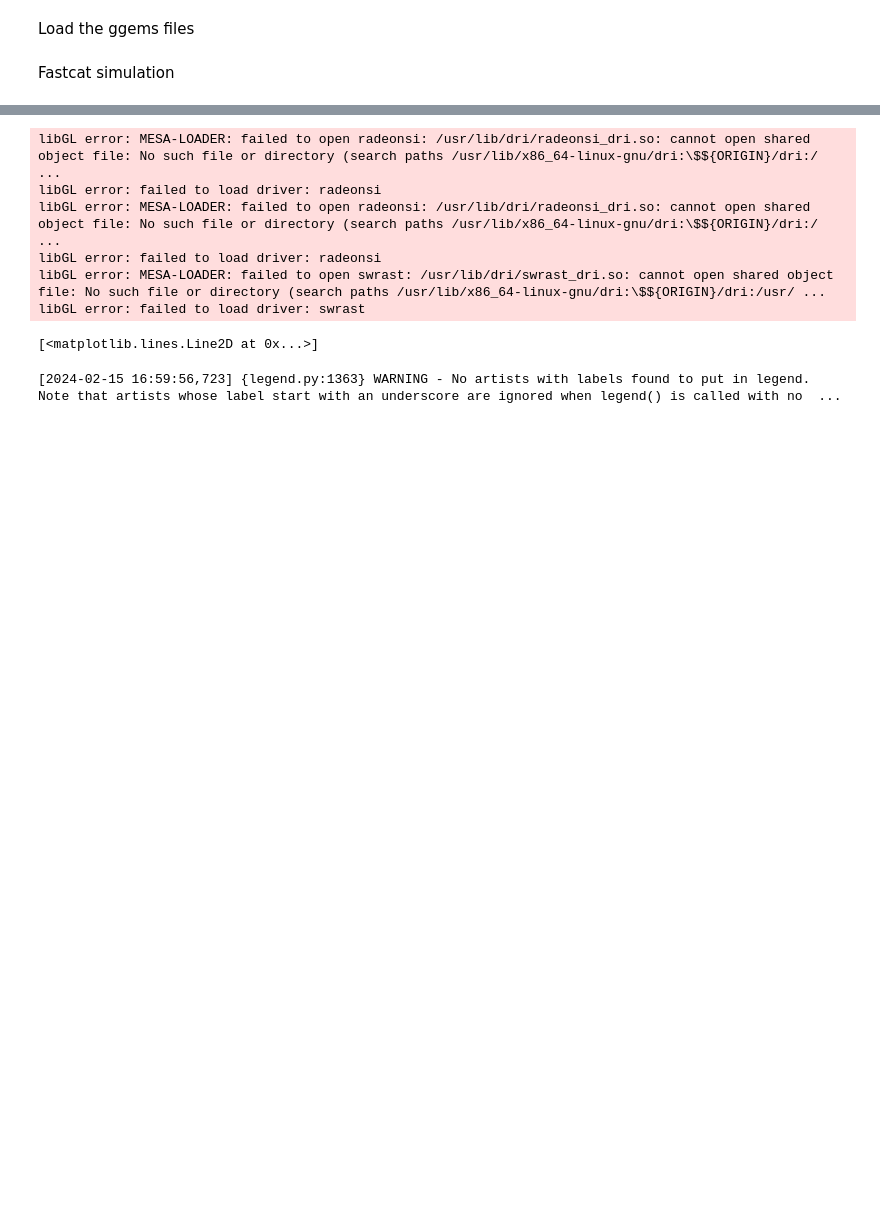
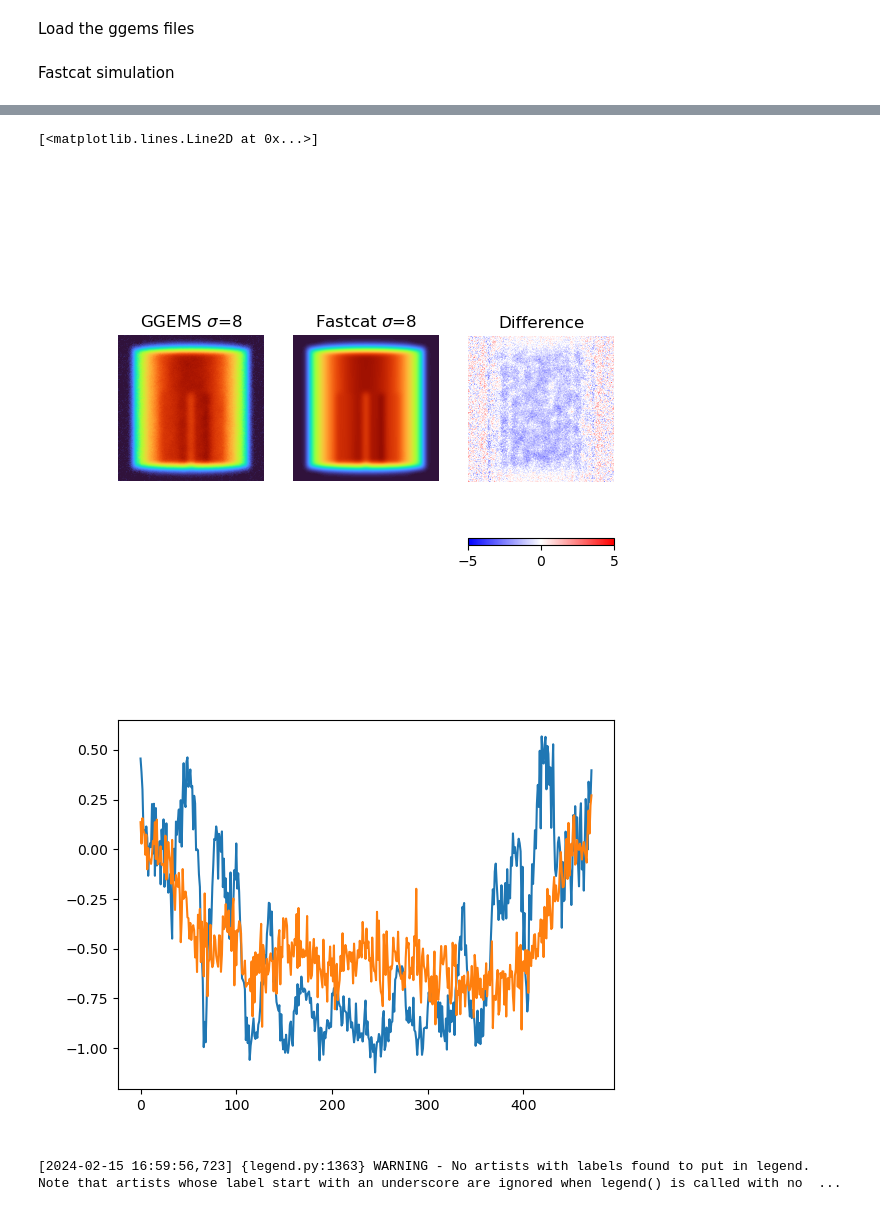
Before and after one commit to jerichooconnell/work-dfci, a Jupyter notebook: 3-jupyter_notebooks_patient/2-catphan_analysis/fastmc_simpler_analysis.ipynb, the cells around one changed output, grey strips where cells are left out. Drawn from its saved outputs; the diff is of its cells as text; code cells hidden in the pictures; blank space fills up the shorter version.

```diff
--- a/3-jupyter_notebooks_patient/2-catphan_analysis/fastmc_simpler_analysis.ipynb
+++ b/3-jupyter_notebooks_patient/2-catphan_analysis/fastmc_simpler_analysis.ipynb
@@ -18,10 +18,10 @@ from mpl_interactions import ipyplot as iplt
 # Zoom the ggems projections
 
 ggems_scatter_files = glob.glob(
-    '/home/jericho/1-Workspace/1-jupyter_notebooks/4-preliminary_fastmc_projections/out_dir/fastmc_*scatter.mhd'
+    '/home/jericho/1-Workspace/1-jupyter_notebooks/4-preliminary_fastmc_projections/out_dir_before_crash/fastmc_*scatter.mhd'
 )
 ggems_primary_files = glob.glob(
-    '/home/jericho/1-Workspace/1-jupyter_notebooks/4-preliminary_fastmc_projections/out_dir/fastmc_*[!scatter].mhd'
+    '/home/jericho/1-Workspace/1-jupyter_notebooks/4-preliminary_fastmc_projections/out_dir_before_crash/fastmc_*[!scatter].mhd'
 )
 
 ggems_scatter_files = [x for x in ggems_scatter_files if 'flood' not in x and '0_2' not in x]
@@ -47,7 +47,7 @@ phantom_angles = phantom.sim_angles * 180 / np.pi
 detector_material = phantom.detector_material
 
 # spectrum_file = '/home/jericho/1-Workspace/opengate_ggems_comparison/water_cylinder/data/spectrum_120kVp_2mmAl.dat'
-flood_file = '/home/jericho/1-Workspace/1-jupyter_notebooks/4-preliminary_fastmc_projections/out_dir/fastmc_00.0_flood.mhd'
+flood_file = '/home/jericho/1-Workspace/1-jupyter_notebooks/4-preliminary_fastmc_projections/out_dir_before_crash/fastmc_00.0_flood.mhd'
 
 # mhd_file = '/home/jericho/1-Workspace/fastcat_gate/Catphan604.mhd'
 # material_file = '/home/jericho/1-Workspace/fastcat_gate/Materials.txt'
@@ -64,7 +64,7 @@ det = fc.Detector(s,'CsI-784-micrometer')
 # angles = np.deg2rad([0,144,216,288,72])
 angles = np.linspace(0, np.pi *2, 2, endpoint=False)
 phantom.angles = angles
-phantom.bowtie_file = '/home/jericho/Software/Catphan604_HeadSized/full_fan_1_deg.dat'
+phantom.bowtie_file = '/home/jericho/Software/gecco/gecco/data/filters/full_fan_alt.dat'
 phantom.bowtie_interp = 'cubic'
 # %% [markdown]
 Fastcat simulation
@@ -91,41 +104,37 @@ plt.subplot(131)
 from scipy.ndimage import gaussian_filter
 filt_sigma = 8
 int1 = gaussian_filter(phantom.ggems_primary_projections[0],filt_sigma)
-int2 = gaussian_filter(phantom.intensity[0],filt_sigma)
+int2 = gaussian_filter(phantom.primary_projections[0],filt_sigma)
 
 proj1 = -np.log(int1/np.rot90(phantom.ggems_flood))
 proj2 = -np.log(int2/phantom.flood_field)
 # gaussian blur the projections using scipy ndimage
 
 crop = 20
 
 plt.imshow(proj1[crop:-crop,crop:-crop],cmap='turbo',vmin=0,vmax=4)
 plt.axis('off')
 plt.title(f'GGEMS $\sigma$={filt_sigma}')
 plt.subplot(132)
 plt.imshow(proj2[crop:-crop,crop:-crop],cmap='turbo',vmin=0,vmax=4)
 plt.axis('off')
 plt.title(f'Fastcat $\sigma$={filt_sigma}')
 # Plot the difference
 plt.subplot(133)
 diff_1 = 100*(proj1[crop:-crop,crop:-crop]-proj2[crop:-crop,crop:-crop])/4
 plt.axis('off')
 plt.title('Difference')
 plt.imshow(diff_1,cmap='bwr',vmin=-5,vmax=5)
 plt.colorbar(orientation='horizontal')
 
 # plot the mean of the difference image along both axes
 plt.figure()
 plt.plot(np.mean(diff_1,axis=0))
 plt.plot(np.mean(diff_1,axis=1))
 # %% [output]
-libGL error: MESA-LOADER: failed to open radeonsi: /usr/lib/dri/radeonsi_dri.so: cannot open shared object file: No such file or directory (search paths /usr/lib/x86_64-linux-gnu/dri:\$${ORIGIN}/dri:/ ...
-libGL error: failed to load driver: radeonsi
-libGL error: MESA-LOADER: failed to open radeonsi: /usr/lib/dri/radeonsi_dri.so: cannot open shared object file: No such file or directory (search paths /usr/lib/x86_64-linux-gnu/dri:\$${ORIGIN}/dri:/ ...
-libGL error: failed to load driver: radeonsi
-libGL error: MESA-LOADER: failed to open swrast: /usr/lib/dri/swrast_dri.so: cannot open shared object file: No such file or directory (search paths /usr/lib/x86_64-linux-gnu/dri:\$${ORIGIN}/dri:/usr/ ...
-libGL error: failed to load driver: swrast
+[<matplotlib.lines.Line2D at 0x...>]
-[<matplotlib.lines.Line2D at 0x...>]
+[figure, added]
+[figure, added]
 # %%
 # phantom.simulation_parameters['angles'] = np.linspace(0, np.pi *2, 2, endpoint=False)
 phantom.interpolate_ggems_scatter()
```
Also changed, not shown: parts of 1 cell of this notebook, 7 other files.
